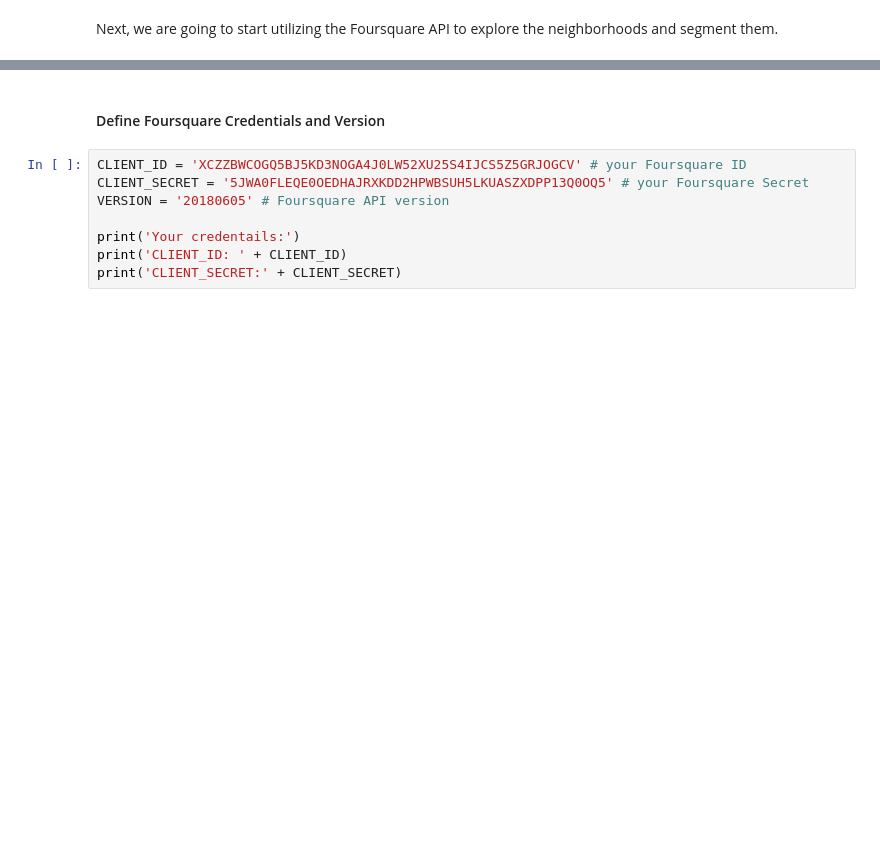
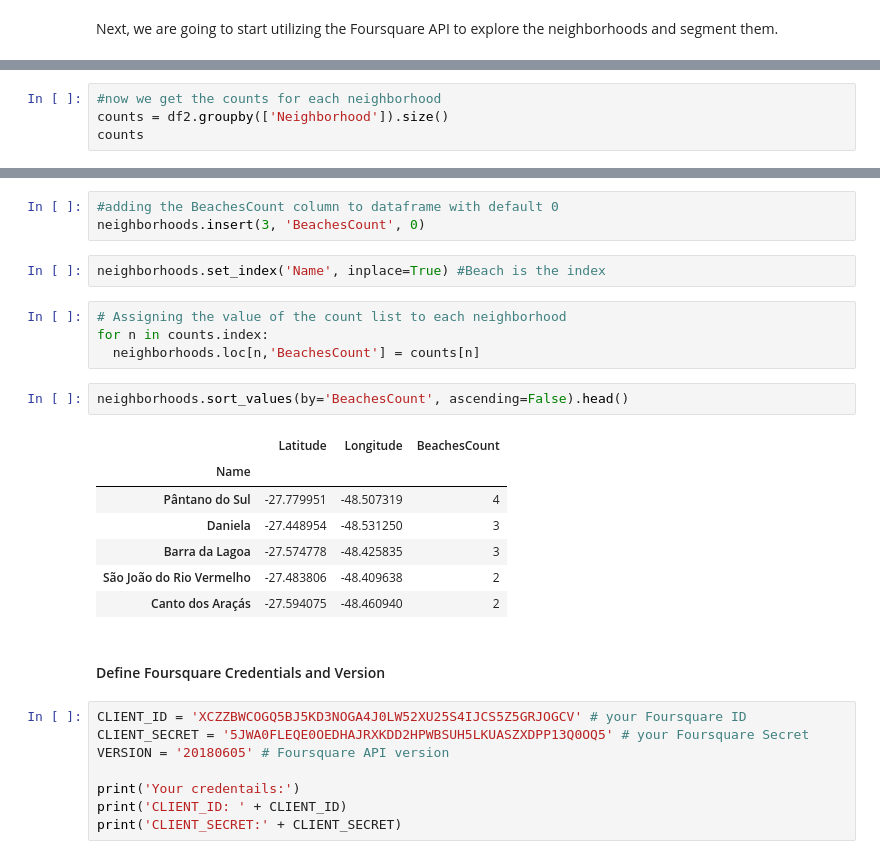
Before and after one commit to mourodrigo/dataScienceCapstone, a Jupyter notebook: The_Battle_of_Neighborhoods.ipynb, the cells around one changed output, grey strips where cells are left out. Cells and saved outputs as stored; diff of their text form; blank space fills up the shorter version.

```diff
--- a/The_Battle_of_Neighborhoods.ipynb
+++ b/The_Battle_of_Neighborhoods.ipynb
@@ -424,0 +387,4 @@ Next, we are going to start utilizing the Foursquare API to explore the neighbor
+# %%
+#now we get the counts for each neighborhood
+counts = df2.groupby(['Neighborhood']).size()
+counts
@@ -425,3 +409,22 @@ Next, we are going to start utilizing the Foursquare API to explore the neighbor
+# %%
+#adding the BeachesCount column to dataframe with default 0
+neighborhoods.insert(3, 'BeachesCount', 0)
+# %%
+neighborhoods.set_index('Name', inplace=True) #Beach is the index
+# %%
+# Assigning the value of the count list to each neighborhood
+for n in counts.index:
+  neighborhoods.loc[n,'BeachesCount'] = counts[n]
+# %%
+neighborhoods.sort_values(by='BeachesCount', ascending=False).head()
+# %% [output]
+|  | Latitude | Longitude | BeachesCount |
+| Name |  |  |  |
+| Pântano do Sul | -27.779951 | -48.507319 | 4 |
+| Daniela | -27.448954 | -48.531250 | 3 |
+| Barra da Lagoa | -27.574778 | -48.425835 | 3 |
+| São João do Rio Vermelho | -27.483806 | -48.409638 | 2 |
+| Canto dos Araçás | -27.594075 | -48.460940 | 2 |
 # %% [markdown]
 #### Define Foursquare Credentials and Version
 # %%
```
Also changed, not shown: parts of 38 cells of this notebook.
